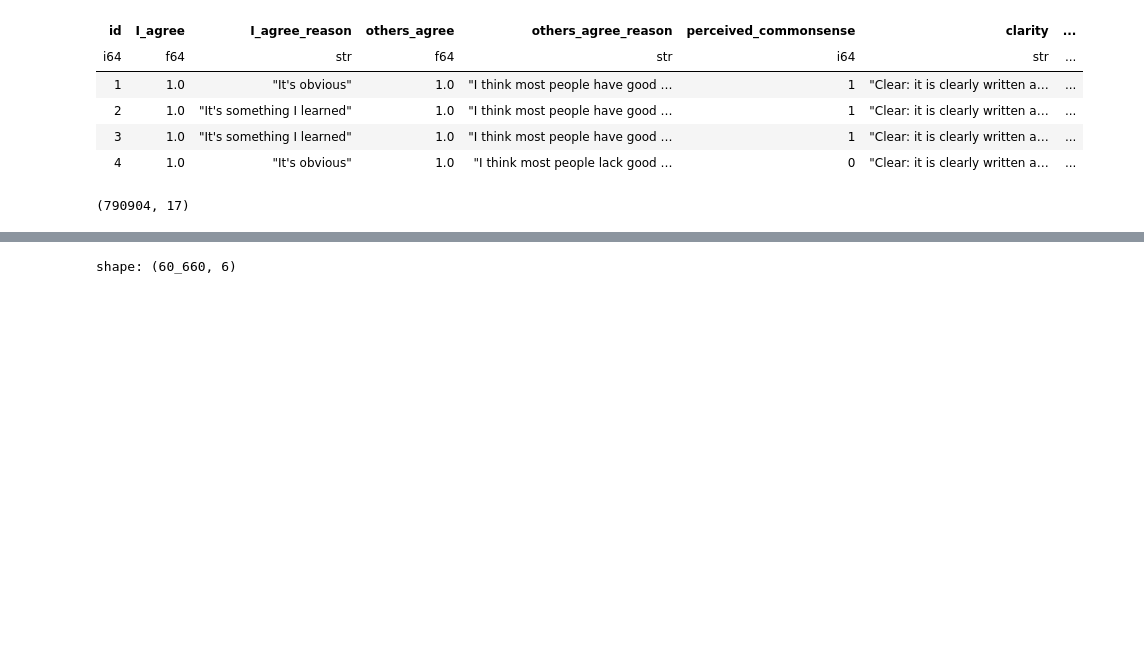
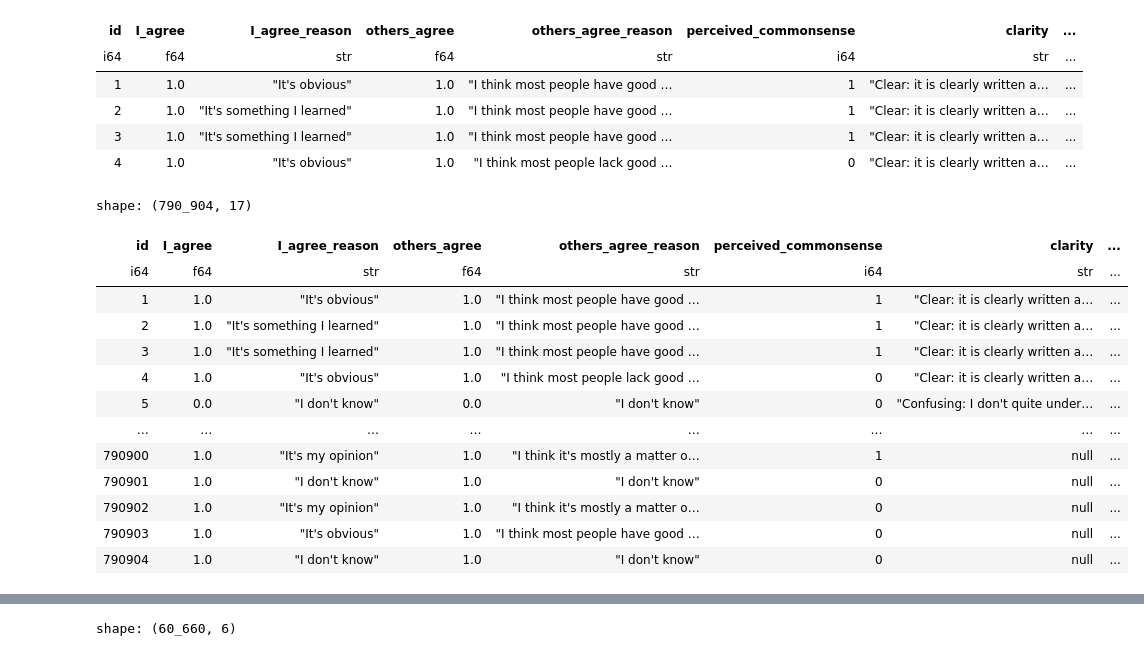
Before and after one commit to Watts-Lab/commonsense-data, a Jupyter notebook: .scripts/dashboard.ipynb, the cells around one changed output, grey strips where cells are left out. Saved outputs shown, nothing was run; the diff lists cells and outputs as text; code cells hidden in the pictures; blank space fills up the shorter version.

```diff
--- a/.scripts/dashboard.ipynb
+++ b/.scripts/dashboard.ipynb
@@ -92,9 +87,22 @@ shape: (4, 17)
 | 3 | 1.0 | "It's something I learned" | 1.0 | "I think most people have good … | 1 | "Clear: it is clearly written a… | ... |
 | 4 | 1.0 | "It's obvious" | 1.0 | "I think most people lack good … | 0 | "Clear: it is clearly written a… | ... |
 # %%
-df_joined.shape
+df_joined
 # %% [output]
-(790904, 17)
+shape: (790_904, 17)
+| id | I_agree | I_agree_reason | others_agree | others_agree_reason | perceived_commonsense | clarity | ... |
+| i64 | f64 | str | f64 | str | i64 | str | ... |
+| 1 | 1.0 | "It's obvious" | 1.0 | "I think most people have good … | 1 | "Clear: it is clearly written a… | ... |
+| 2 | 1.0 | "It's something I learned" | 1.0 | "I think most people have good … | 1 | "Clear: it is clearly written a… | ... |
+| 3 | 1.0 | "It's something I learned" | 1.0 | "I think most people have good … | 1 | "Clear: it is clearly written a… | ... |
+| 4 | 1.0 | "It's obvious" | 1.0 | "I think most people lack good … | 0 | "Clear: it is clearly written a… | ... |
+| 5 | 0.0 | "I don't know" | 0.0 | "I don't know" | 0 | "Confusing: I don't quite under… | ... |
+| … | … | … | … | … | … | … | ... |
+| 790900 | 1.0 | "It's my opinion" | 1.0 | "I think it's mostly a matter o… | 1 | null | ... |
+| 790901 | 1.0 | "I don't know" | 1.0 | "I don't know" | 0 | null | ... |
+| 790902 | 1.0 | "It's my opinion" | 1.0 | "I think it's mostly a matter o… | 0 | null | ... |
+| 790903 | 1.0 | "It's obvious" | 1.0 | "I think most people have good … | 0 | null | ... |
+| 790904 | 1.0 | "I don't know" | 1.0 | "I don't know" | 0 | null | ... |
 # %%
 df_session = (
     df_joined.group_by("sessionId")
```
Also changed, not shown: parts of 22 cells of this notebook.
